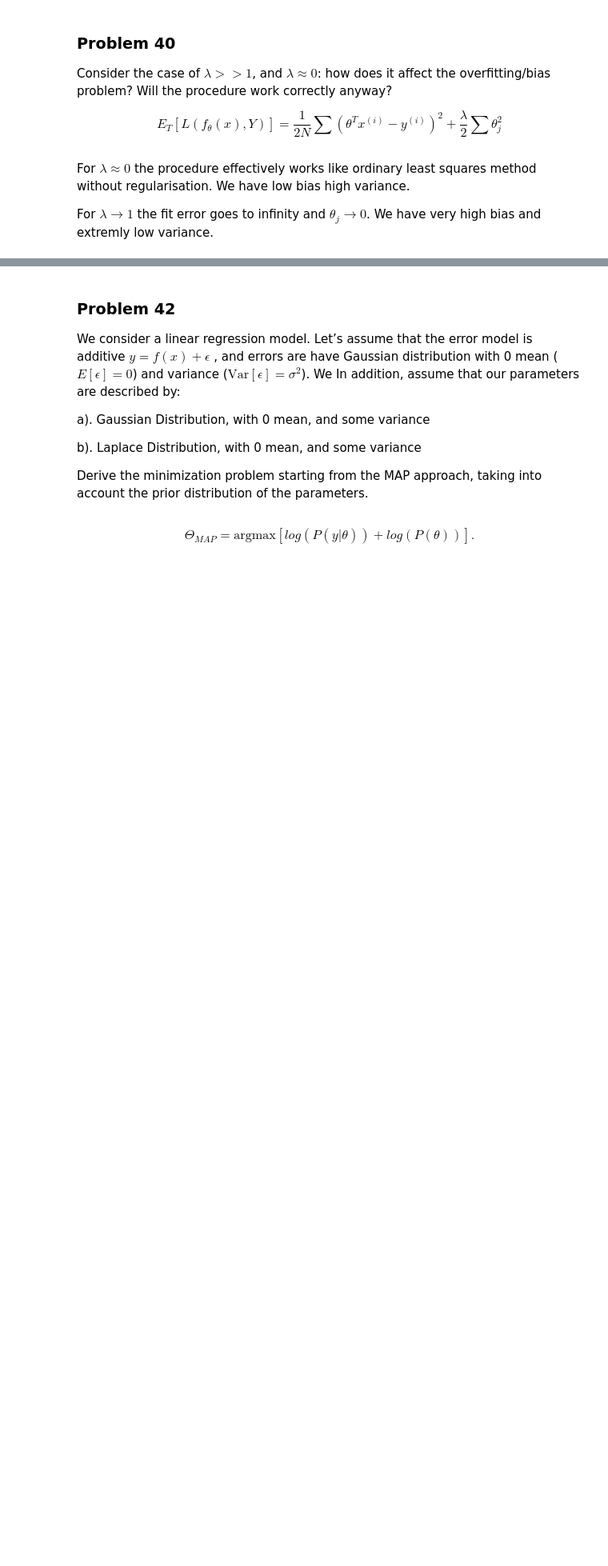
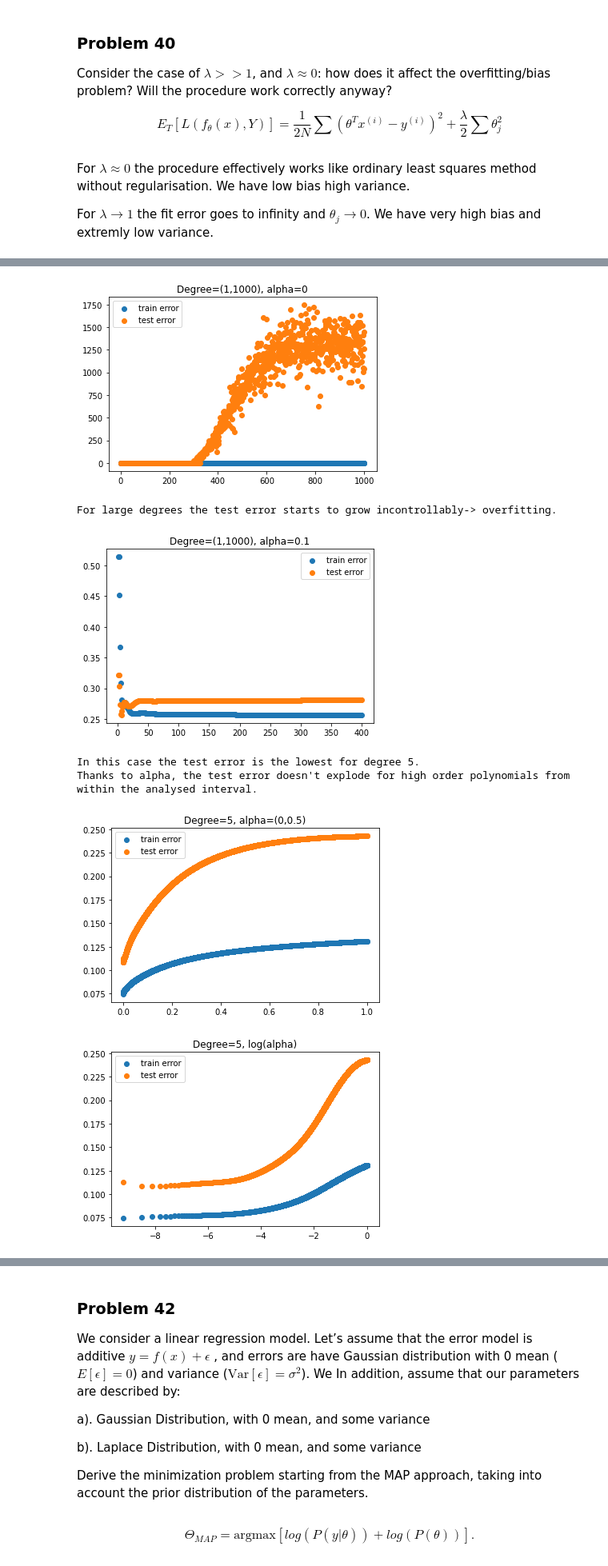
Before and after one commit to kmiec96/Modern-data-science, a Jupyter notebook: ML_2021_set6.ipynb, the cells around one changed output, grey strips where cells are left out. Shown at 80% size. Cells and saved outputs as stored; diff of their text form; code cells hidden in the pictures; blank space fills up the shorter version.

```diff
--- a/ML_2021_set6.ipynb
+++ b/ML_2021_set6.ipynb
@@ -417,0 +608,45 @@ plt.show()
+# %%
+degree=np.arange(1,1001,1)
+alpha=np.linspace(0,1,10000)
+
+plt.title("Degree=(1,1000), alpha=0")
+plt.scatter(degree[:1000], mseTrain_alpha_0_degree_1000[:1000], label = "train error")
+plt.scatter(degree[:1000], mseTest_alpha_0_degree_1000[:1000], label = "test error")
+plt.legend(loc="best")
+plt.show()
+
+print("For large degrees the test error starts to grow incontrollably-> overfitting.")
+
+
+plt.title("Degree=(1,1000), alpha=0.1")
+plt.scatter(degree[:400], mseTrain_alpha_001_degree_1000[:400], label = "train error")
+plt.scatter(degree[:400], mseTest_alpha_001_degree_1000[:400], label = "test error")
+plt.legend(loc="best")
+plt.show()
+
+minimum = np.argmin(mseTest_alpha_001_degree_1000[:400])
+print("In this case the test error is the lowest for degree {}.\nThanks to alpha, the test error doesn't explode for high order polynomials from within the analysed interval.".format(minimum))
+
+
+plt.title("Degree=5, alpha=(0,0.5)")
+plt.scatter(alpha[1:10000], mseTrain_alpha_1000_degree_21[1:10000], label = "train error")
+plt.scatter(alpha[1:10000], mseTest_alpha_1000_degree_21[1:10000], label = "test error")
+plt.legend(loc="best")
+plt.show()
+
+
+plt.title("Degree=5, log(alpha)")
+plt.scatter(np.log(alpha[1:10000]), mseTrain_alpha_1000_degree_21[1:10000], label = "train error")
+plt.scatter(np.log(alpha[1:10000]), mseTest_alpha_1000_degree_21[1:10000], label = "test error")
+plt.legend(loc="best")
+plt.show()
+
+print("For degree 5 polynomial the test error is growing monotonously as a function of alpha.")
+# %% [output]
+[figure, added]
+For large degrees the test error starts to grow incontrollably-> overfitting.
+[figure, added]
+In this case the test error is the lowest for degree 5.
+Thanks to alpha, the test error doesn't explode for high order polynomials from within the analysed interval.
+[figure, added]
+[figure, added]
```
Also changed, not shown: parts of 13 cells of this notebook.
